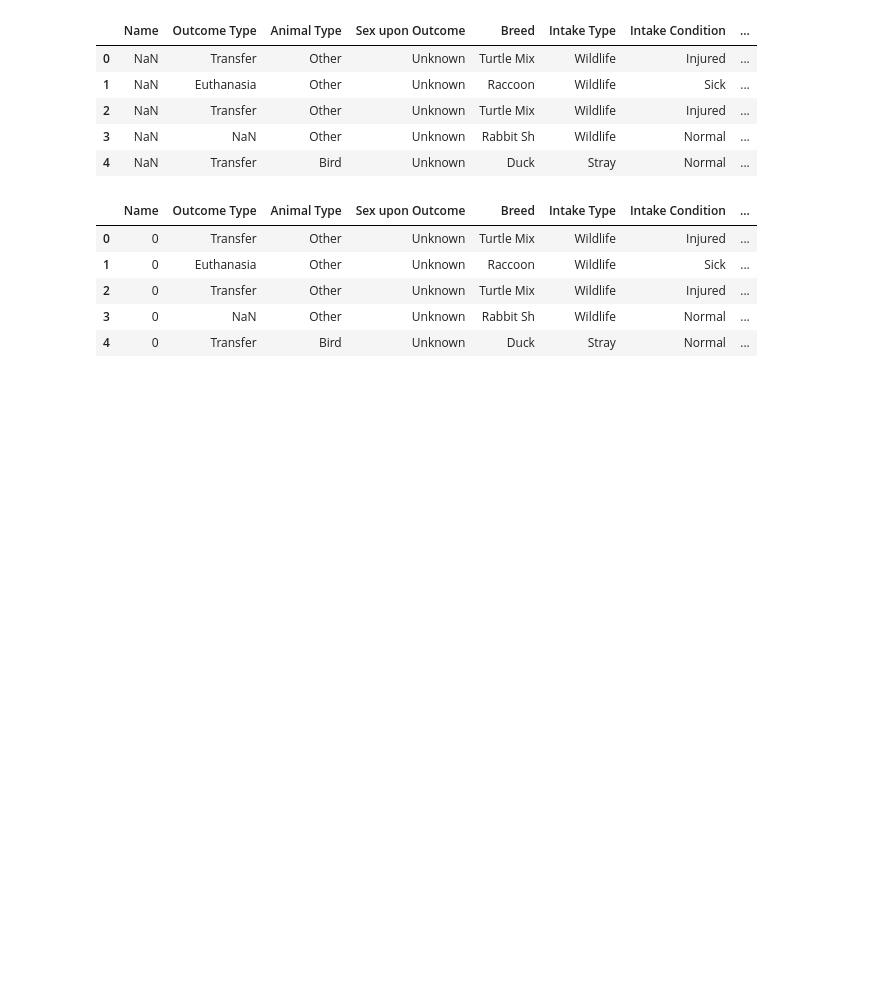
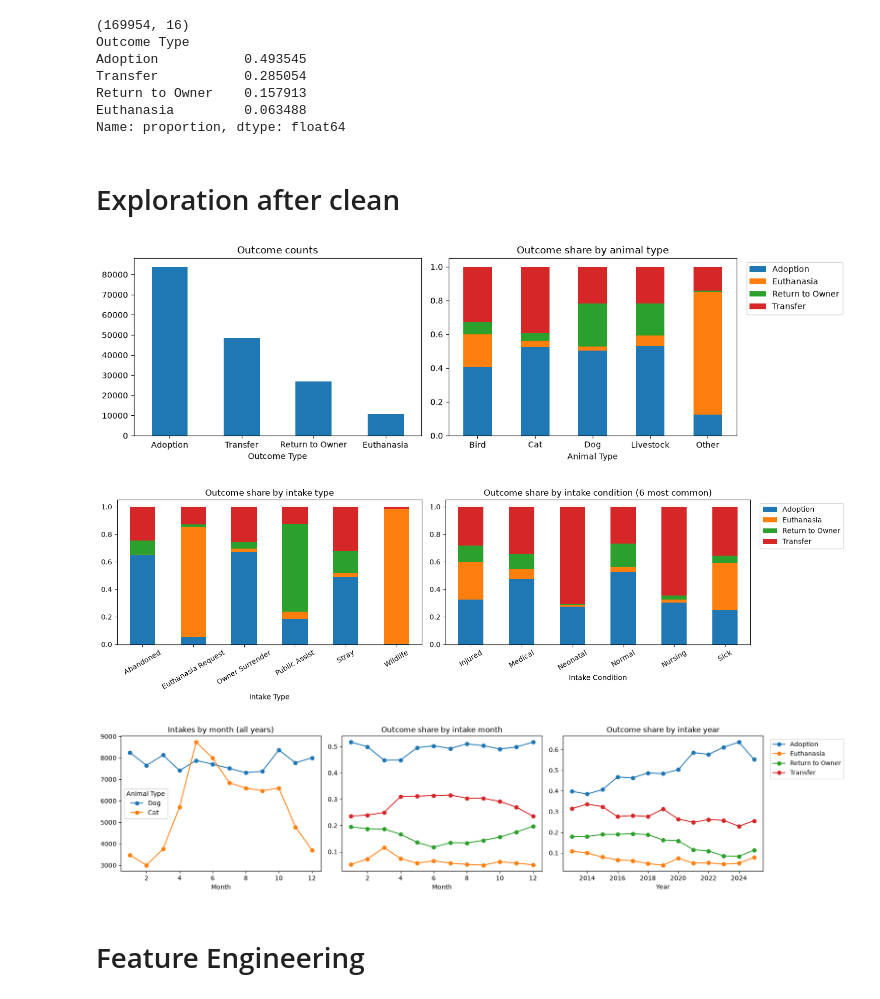
Before and after one commit to JonahBlackmon/machine_learning_final, a Jupyter notebook: project.ipynb, the cells around one changed output. Saved outputs shown, nothing was run; the diff lists cells and outputs as text; code cells hidden in the pictures; blank space fills up the shorter version.

```diff
--- a/project.ipynb
+++ b/project.ipynb
@@ -62,24 +115,65 @@ display(df.head())
 # %%
+# Four outcome classes
+df["Outcome Type"] = df["Outcome Type"].replace({"Rto-Adopt": "Return to Owner"})
+df = df[df["Outcome Type"].isin(["Adoption", "Transfer", "Return to Owner", "Euthanasia"])].copy()
+
+df["Age"] = df["Age upon Intake"].apply(age_to_years)
+df = df.dropna(subset=["Age", "Sex upon Intake"])
+
+print(df.shape)
+print(df["Outcome Type"].value_counts(normalize=True))
+
+
 # Unecessary columns
-df = df.drop(columns=["Animal ID", "DateTime", "MonthYear", "Outcome Subtype", "Date of Birth", "Found Location", "Color", "Age upon Outcome"])
-df = df[~((df["Breed"] == "Unknown") &(df["Animal Type"] == "Other"))]
-display(df.head())
+# df = df.drop(columns=["Animal ID", "DateTime", "MonthYear", "Outcome Subtype", "Date of Birth", "Found Location", "Color", "Age upon Outcome"])
+# df = df[~((df["Breed"] == "Unknown") &(df["Animal Type"] == "Other"))]
+# display(df.head())
 # %% [output]
-|  | Name | Outcome Type | Animal Type | Sex upon Outcome | Breed | Intake Type | Intake Condition | ... |
-| 0 | NaN | Transfer | Other | Unknown | Turtle Mix | Wildlife | Injured | ... |
-| 1 | NaN | Euthanasia | Other | Unknown | Raccoon | Wildlife | Sick | ... |
-| 2 | NaN | Transfer | Other | Unknown | Turtle Mix | Wildlife | Injured | ... |
-| 3 | NaN | NaN | Other | Unknown | Rabbit Sh | Wildlife | Normal | ... |
-| 4 | NaN | Transfer | Bird | Unknown | Duck | Stray | Normal | ... |
+(169954, 16)
+Outcome Type
+Adoption           0.493545
+Transfer           0.285054
+Return to Owner    0.157913
+Euthanasia         0.063488
+Name: proportion, dtype: float64
+# %% [markdown]
+# Exploration after clean
+# %%
+fig, ax = plt.subplots(1, 2, figsize=(13, 4))
+df["Outcome Type"].value_counts().plot.bar(ax=ax[0], title="Outcome counts", rot=0)
+pd.crosstab(df["Animal Type"], df["Outcome Type"], normalize="index").plot.bar(
+    stacked=True, ax=ax[1], title="Outcome share by animal type", rot=0)
+ax[1].legend(bbox_to_anchor=(1.02, 1), loc="upper left")
+plt.tight_layout(); plt.show()
+
+fig, ax = plt.subplots(1, 2, figsize=(15, 4.5))
+pd.crosstab(df["Intake Type"], df["Outcome Type"], normalize="index").plot.bar(
+    stacked=True, ax=ax[0], title="Outcome share by intake type", rot=30, legend=False)
+top_cond = df["Intake Condition"].value_counts().head(6).index
+pd.crosstab(df[df["Intake Condition"].isin(top_cond)]["Intake Condition"], df["Outcome Type"],
+            normalize="index").plot.bar(stacked=True, ax=ax[1],
+            title="Outcome share by intake condition (6 most common)", rot=30)
+ax[1].legend(bbox_to_anchor=(1.02, 1), loc="upper left")
+plt.tight_layout(); plt.show()
+
+fig, ax = plt.subplots(1, 3, figsize=(17, 4))
+pd.crosstab(df["DateTime"].dt.month, df["Animal Type"])[["Dog", "Cat"]].plot(
+    ax=ax[0], marker="o", title="Intakes by month (all years)")
+pd.crosstab(df["DateTime"].dt.month, df["Outcome Type"], normalize="index").plot(
+    ax=ax[1], marker="o", title="Outcome share by intake month", legend=False)
+pd.crosstab(df["DateTime"].dt.year, df["Outcome Type"], normalize="index").plot(
+    ax=ax[2], marker="o", title="Outcome share by intake year")
+ax[0].set_xlabel("Month"); ax[1].set_xlabel("Month"); ax[2].set_xlabel("Year")
+ax[2].legend(bbox_to_anchor=(1.02, 1), loc="upper left")
+plt.tight_layout(); plt.show()
+# %% [output]
+[figure, added]
+[figure, added]
+[figure, added]
+# %% [markdown]
+# Feature Engineering
 # %%
-# Convert "Name" to a boolean for existence
-df["Name"] = df["Name"].notna().astype(int)
-display(df.head())
+# # Convert "Name" to a boolean for existence
+# df["Name"] = df["Name"].notna().astype(int)
+# display(df.head())
-# %% [output]
-|  | Name | Outcome Type | Animal Type | Sex upon Outcome | Breed | Intake Type | Intake Condition | ... |
-| 0 | 0 | Transfer | Other | Unknown | Turtle Mix | Wildlife | Injured | ... |
-| 1 | 0 | Euthanasia | Other | Unknown | Raccoon | Wildlife | Sick | ... |
-| 2 | 0 | Transfer | Other | Unknown | Turtle Mix | Wildlife | Injured | ... |
-| 3 | 0 | NaN | Other | Unknown | Rabbit Sh | Wildlife | Normal | ... |
-| 4 | 0 | Transfer | Bird | Unknown | Duck | Stray | Normal | ... |
 # %%
```
Also changed, not shown: parts of 14 cells of this notebook, 1 other file.
